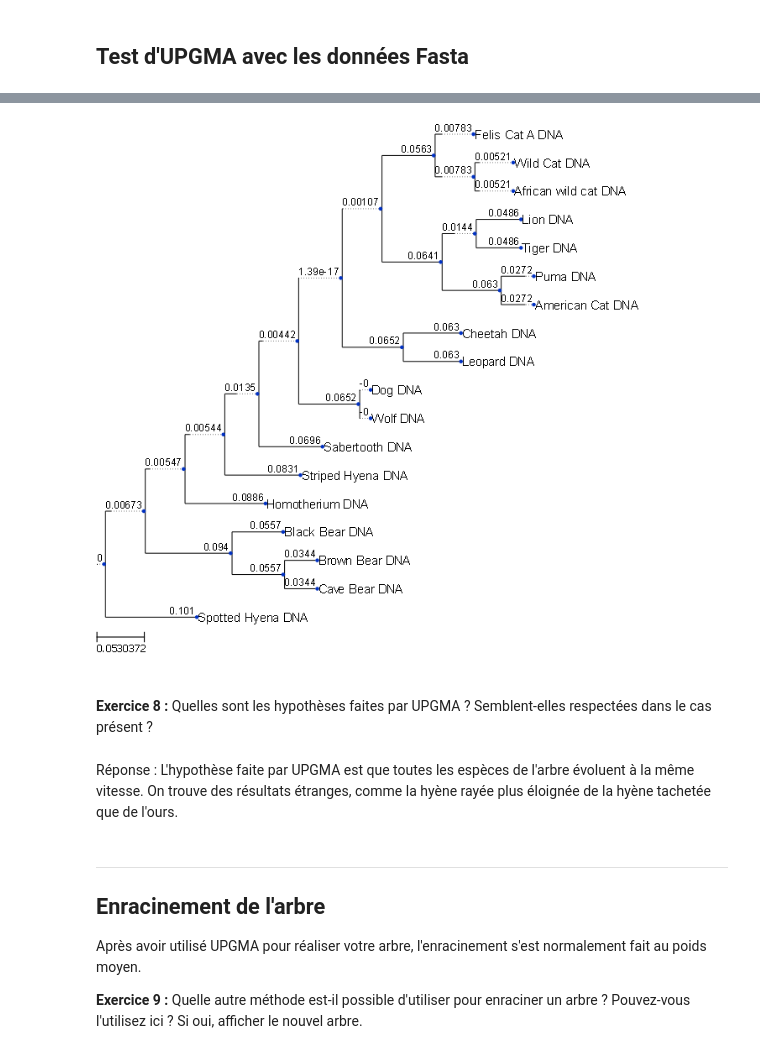
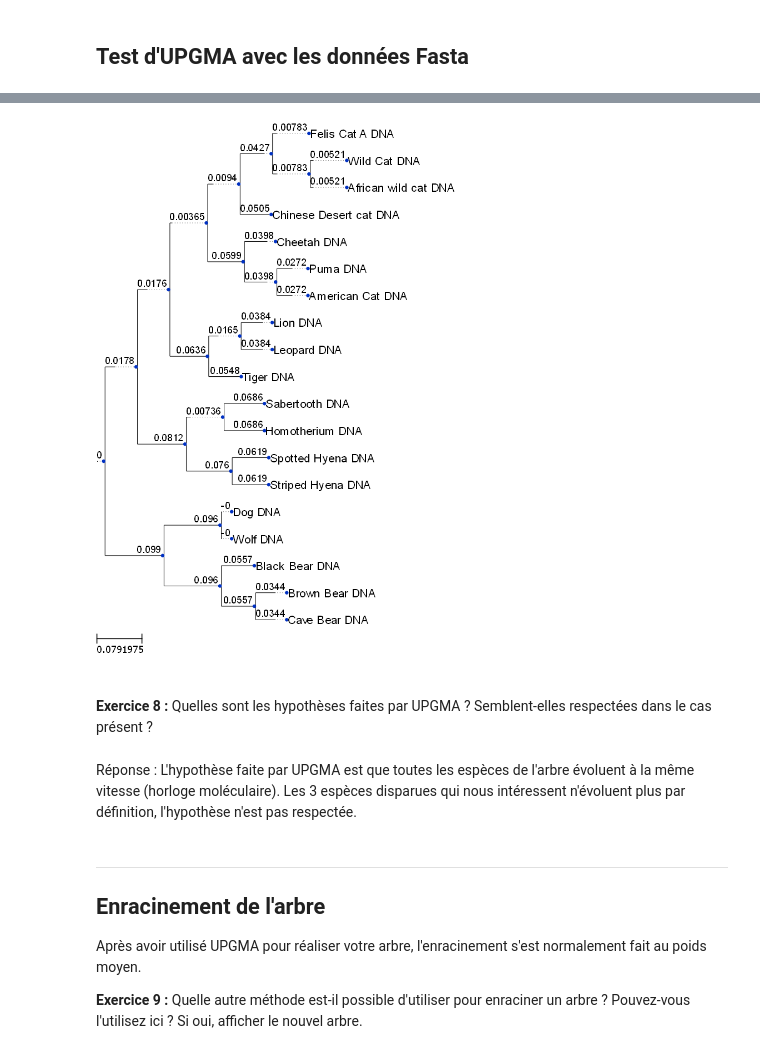
Before and after one commit to Pythalex/ProjetBioInfoPython, a Jupyter notebook: projet_phylogenie.ipynb, the cells around one changed output, grey strips where cells are left out. Drawn from its saved outputs; the diff is of its cells as text; code cells hidden in the pictures.

Commit message:
Fini UPGMA et NJ

```diff
--- a/projet_phylogenie.ipynb
+++ b/projet_phylogenie.ipynb
@@ -94,6 +94,16 @@ def lire_fasta(filename):
             # On relit une ligne
             line = file.readline()
 
+        if (tmp_seq != ''):
+            # On stocke tout l'ADN
+            current_seq = "".join(tmp_seq)
+            # On passe en recherche de clé
+            mode = attente_cle
+            # On stocke le couple clé séquence dans le dictionnaire
+            dic[current_key] = current_seq
+            # On vide le buffer d'ADN
+            tmp_seq = []
+
         # Dictionnaire des séquences
         return dic
 # %% [markdown]
@@ -439,6 +449,7 @@ def matrice_distance(dic):
 def save_matrix(filename, matrix):
     np.save(filename, matrix)
 
+import os
 
 fasta = "cat_dna.fasta"
 dic = lire_fasta(fasta)
@@ -446,11 +457,11 @@ chiffre_vers_nom = list(dic.keys())
 
 file = "distmatrix.npy"
 m = None
-load_if_exists = False
+load_if_exists = True
 save_matrice = True
 
 if load_if_exists and os.path.isfile(file):
-    m = np.load(file + ".npy")
+    m = np.load(file)
 else:
     m = matrice_distance(dic)
 
@@ -859,13 +870,13 @@ def update_matrice(m, i, j, bidict, arbre):
         # Pour toutes les colonnes sous la diagonale
         for k in range(l):
 
-            # Cas distance avec le deuxième groupe
-            if k == j or k == i:
+            # Cas distance avec le nouveau groupe
+            if k == j:
                 oldl = bidict[newbidict[l]]
                 newm[l, k] = formule_distance(m, i, j, oldl, arbre)
 
-            # Cas distance avec le premier groupe
-            elif l == i or l == j:
+            # Cas distance avec le nouveau groupe
+            elif l == j:
                 oldk = bidict[newbidict[k]]
                 newm[l, k] = formule_distance(m, i, j, oldk, arbre)
 
@@ -973,28 +984,8 @@ else:
     m = matrice_distance(dic)
     save_matrix(filename, m)
 
-# Distance hyenes
-def print_align(seq1, seq2):
-    res = "["
-    for e1, e2 in zip(seq1, seq2):
-        if e1 == '-' or e2 == '-':
-            res += '-'
-        elif e1 != e2:
-            res += 'S'
-        else:
-            res += ' '
-    return res + "]"
-
-h1 = "Striped Hyena DNA"
-h2 = "Spotted Hyena DNA"
-align = needleman_wunsch(dic[h1], dic[h2])
-print("Alignement entre {} et {}".format(h1, h2))
-print("{} : {}".format(h1, align[0]))
-print("{} : {}".format(h2, align[1]))
-print(print_align(*align))
-
-#print(m)
 newick = (upgma(m, chiffre_vers_nom))
+print(newick)
 
 t = Tree(newick)
 ts = TreeStyle()
@@ -1008,9 +996,8 @@ Spotted Hyena DNA : CTCATTAAAATTATCAACAAATCATTCATTGACCTCCCCACCCCATCCAACATCTCGGCA
-[figure, old version]
+[figure, new version]
 # %% [markdown]
 **Exercice 8 :** Quelles sont les hypothèses faites par UPGMA ? Semblent-elles respectées dans le cas présent ?
 # %% [markdown]
-Réponse : L'hypothèse faite par UPGMA est que toutes les espèces de l'arbre évoluent à la même vitesse.
-On trouve des résultats étranges, comme la hyène rayée plus éloignée de la hyène tachetée que de l'ours.
+Réponse : L'hypothèse faite par UPGMA est que toutes les espèces de l'arbre évoluent à la même vitesse (horloge moléculaire). Les 3 espèces disparues qui nous intéressent n'évoluent plus par définition, l'hypothèse n'est pas respectée.
 # %% [markdown]
 ----
 ## Enracinement de l'arbre
```
Also changed, not shown: parts of 17 cells of this notebook, 1 other file.
